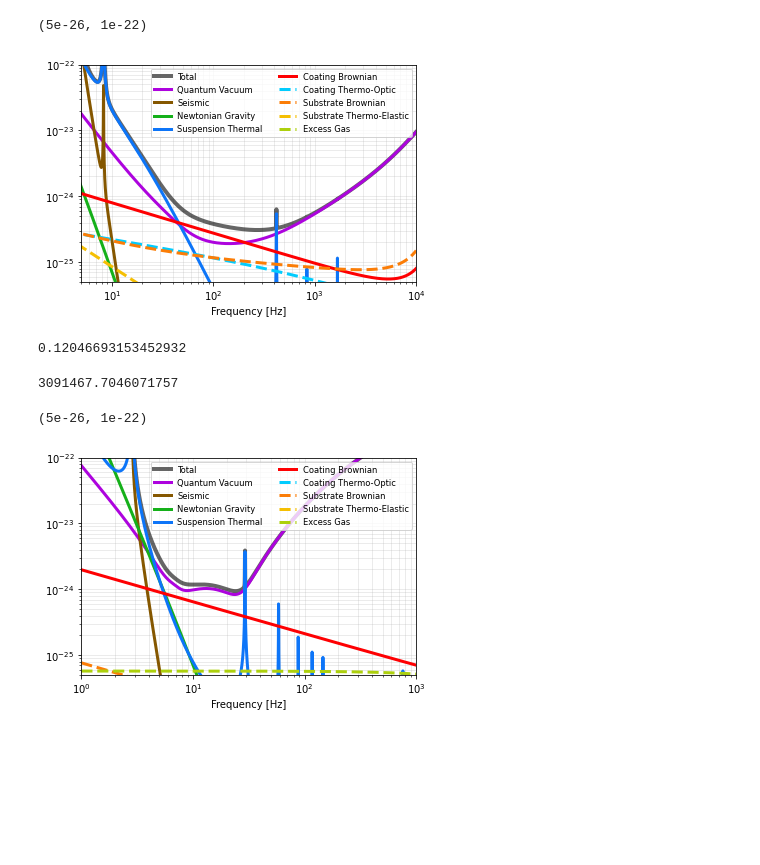
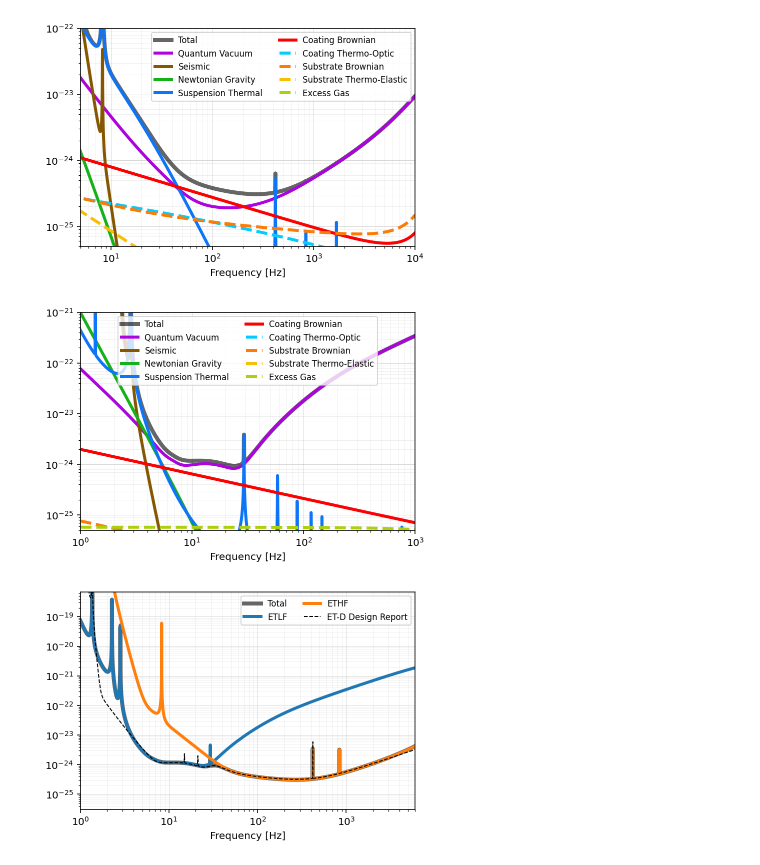
Before and after one commit to janosch314/GWINC_ET, a Jupyter notebook: Run.ipynb, the cells around one changed output. Cells and saved outputs as stored; diff of their text form; code cells hidden in the pictures; blank space fills up the shorter version.

```diff
--- a/Run.ipynb
+++ b/Run.ipynb
@@ -16,39 +13,32 @@ budgetHF = gwinc.load_budget('ETHF',freq=freqHF)
 #budgetHF.ifo.Materials.Substrate.Temp=290
 #budgetHF.ifo.Squeezer.AmplitudedB=0
 
-budgetHF.ifo.Squeezer.FilterCavity=squeezingFC.computeFCParams(budgetHF.ifo)
 tracesHF = budgetHF.run()
 fig = gwinc.plot_budget(tracesHF)
 plt.xlim(5,10000)
-plt.ylim([5*10**(-26), 1*10**(-22)])
+plt.ylim([5e-26, 1e-22]);
 # %% [output]
-(5e-26, 1e-22)
-[figure, old version]
+[figure, new version]
-# %%
-arm_cavity(budgetHF.ifo).wBeam_ITM
-# %% [output]
-0.12046693153452932
-# %%
-ifo_power(budgetHF.ifo).parm
-# %% [output]
-3091467.7046071757
 # %%
 freqLF = np.logspace(0,3,3000)
 budgetLF = gwinc.load_budget('ETLF',freq=freqLF)
 
 # Example of adjustable parameters
-#budgetLF.ifo.Infrastructure.Length=10000
-#budgetLF.ifo.Optics.Curvature.ITM.Curvature=5070
-#budgetLF.ifo.Optics.Curvature.ETM.Curvature=5070
-#budgetLF.ifo.Materials.Substrate.Temp=290
-#budgetLF.ifo.Squeezer.AmplitudedB=0
+#budgetHF.ifo.Infrastructure.Length=10000
+#budgetHF.ifo.Optics.Curvature.ITM.Curvature=5070
+#budgetHF.ifo.Optics.Curvature.ETM.Curvature=5070
+#budgetHF.ifo.Materials.Substrate.Temp=290
+#budgetHF.ifo.Squeezer.AmplitudedB=0
 
-
-budgetHF.ifo.Squeezer.FilterCavity=squeezingFC.computeFCsParams(budgetLF.ifo,budgetLF.ifo.Squeezer.FilterCavity)
 tracesLF = budgetLF.run()
 fig = gwinc.plot_budget(tracesLF)
-plt.xlim([1,1000])
-plt.ylim([5*10**(-26), 1*10**(-22)])
+plt.xlim(1,1000)
+plt.ylim([5e-26, 1e-21]);
 # %% [output]
-(5e-26, 1e-22)
-[figure, old version]
+[figure, new version]
+# %%
+budgetET = gwinc.load_budget('ET')
+tracesET = budgetET.run()
+fig = gwinc.plot_budget(tracesET)
+# %% [output]
+[figure, added]
```
Also changed, not shown: parts of 1 cell of this notebook.
